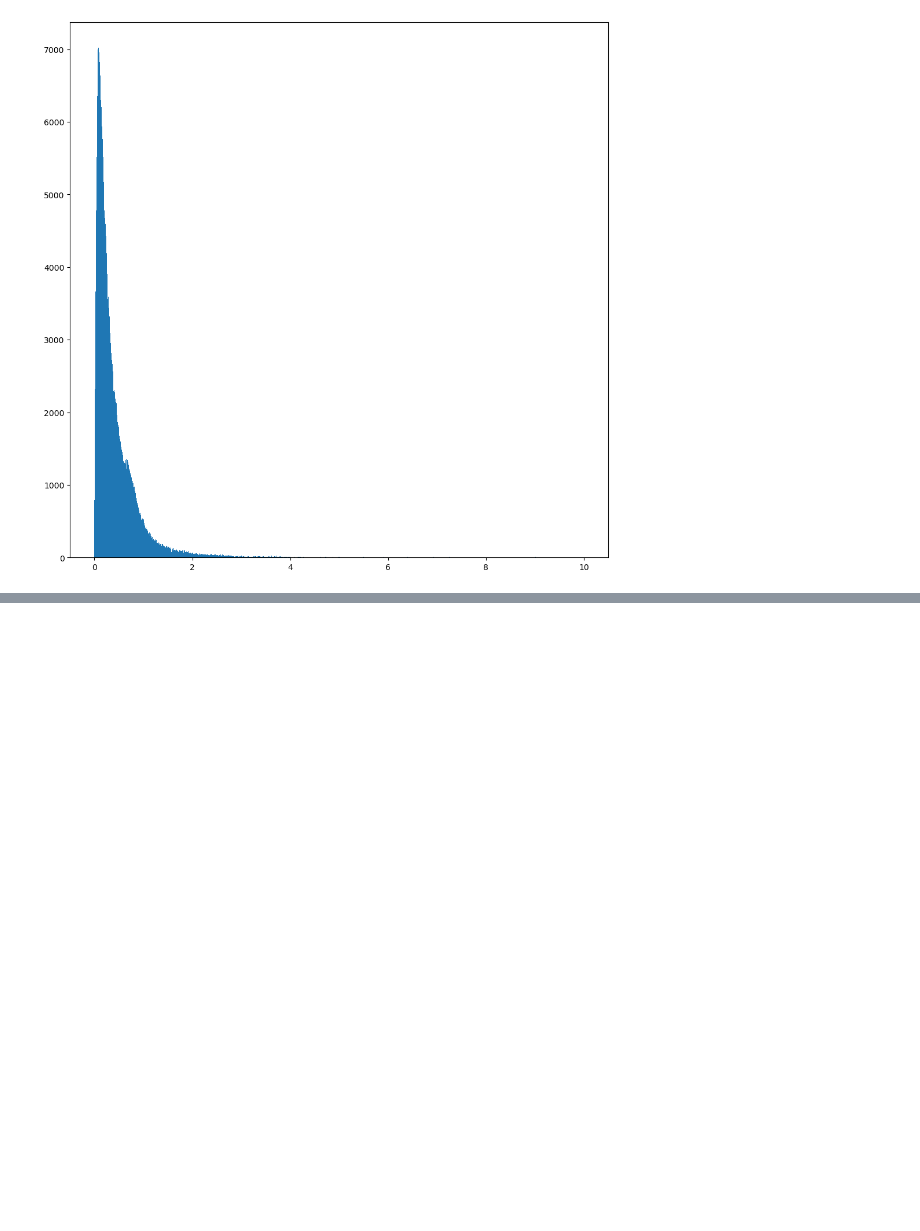
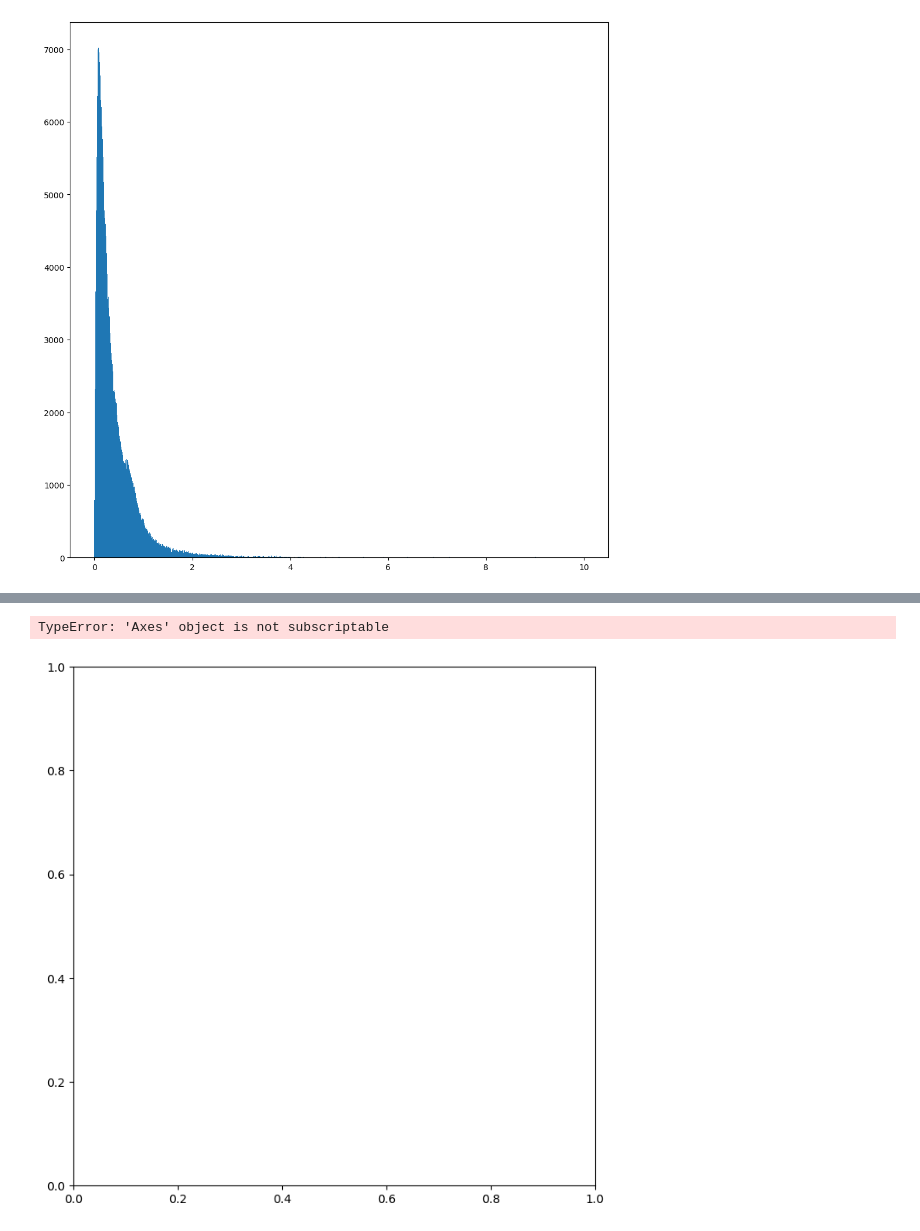
Before and after one commit to MBemelmans/SPOTSAR, a Jupyter notebook: package_test.ipynb, the cells around one changed output, grey strips where cells are left out. Cells and saved outputs as stored; diff of their text form; code cells hidden in the pictures; blank space fills up the shorter version.

```diff
--- a/package_test.ipynb
+++ b/package_test.ipynb
@@ -170,3 +195,9 @@ plt.close('all')
+# %%
+# print vector field
+sm.plot.plot_vec_attr(test_obj,'Phase',5,50,[0,360],1,shading,DEM_extent)
+# %% [output]
+TypeError: 'Axes' object is not subscriptable
+[figure, added]
 # %%
 # [X_off,X_off_vec,Y_off_vec,Lat_off_vec,Lon_off_vec,R_idx_vec,A_idx_vec,Row_index_vec,Col_index_vec,A_win,R_win] = test_obj.get_data_4_wL2()
 # print('loaded the data')
```
Also changed, not shown: parts of 6 cells of this notebook, 2 other files.
